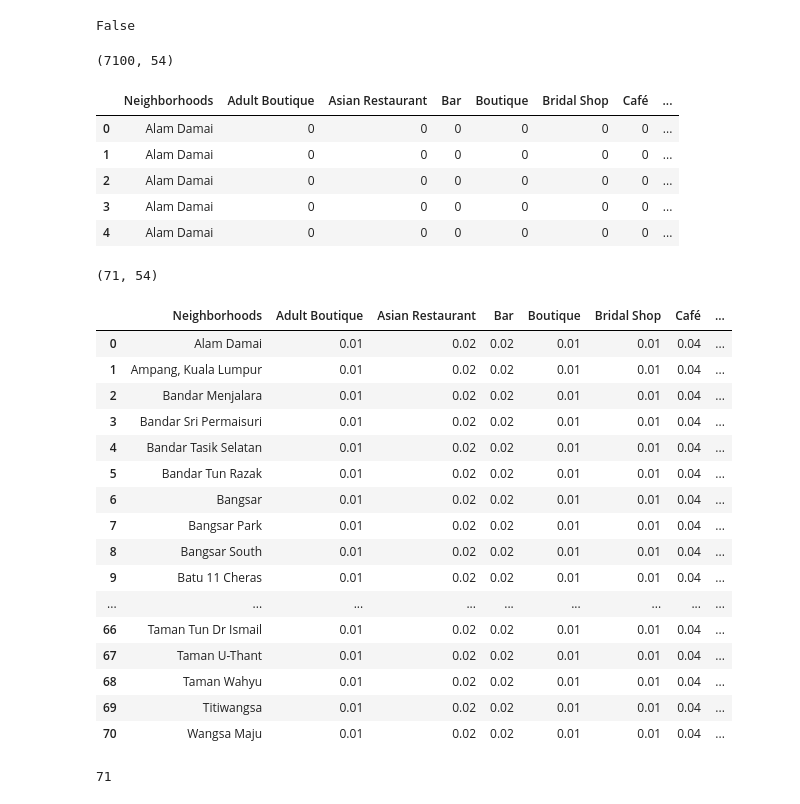
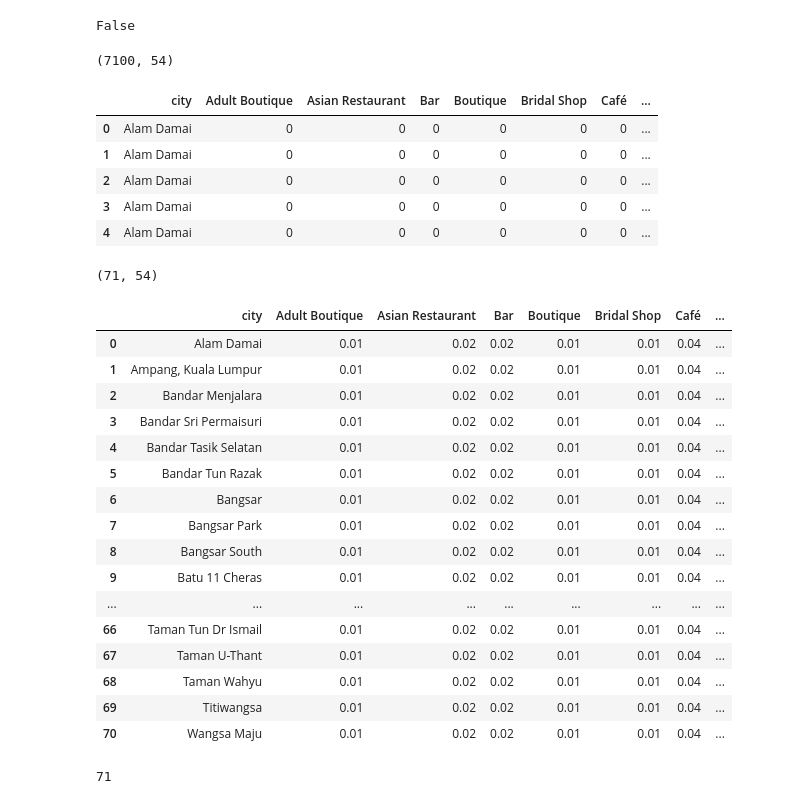
Before and after one commit to shnk123/assignment-1, a Jupyter notebook: week5.ipynb, the cells around one changed output. Drawn from its saved outputs; the diff is of its cells as text; code cells hidden in the pictures.

```diff
--- a/week5.ipynb
+++ b/week5.ipynb
@@ -151,9 +147,8 @@ The geograpical coordinate of Kuala Lumpur, Malaysia 3.1516964, 101.6942371.
 # %%
 map_kl = folium.Map(location=[latitude, longitude], zoom_start=11)
 
-# add markers to map
-for lat, lng, neighborhood in zip(kl_df['Latitude'], kl_df['Longitude'], kl_df['Neighborhood']):
-    label = '{}'.format(neighborhood)
+for lat, lng, city in zip(kl_df['Latitude'], kl_df['Longitude'], kl_df['city']):
+    label = '{}'.format(city)
     label = folium.Popup(label, parse_html=True)
     folium.CircleMarker(
         [lat, lng],
@@ -188,9 +183,9 @@ LIMIT = 100
 
 venues = []
 
-for lat, long, neighborhood in zip(kl_df['Latitude'], kl_df['Longitude'], kl_df['Neighborhood']):
+for lat, long, neighborhood in zip(kl_df['Latitude'], kl_df['Longitude'], kl_df['city']):
 
-    # create the API request URL
+
     url = "https://api.foursquare.com/v2/venues/explore?client_id=QQAC1RQWPUUWNMF0VK0X5OQCCC3KA54FMGNBY4BMJHPJIQBQ&client_secret=NCEMUK2DIDBZXNCMS3HFBASTGCUNLRFH3EKHCGYPKOKQEK4X&v=20180605&ll=3.15,101.69&radius=2000&limit=100".format(
         CLIENT_ID,
         CLIENT_SECRET,
@@ -200,9 +195,9 @@ for lat, long, neighborhood in zip(kl_df['Latitude'], kl_df['Longitude'], kl_df[
         radius,
         LIMIT)
 
-    # make the GET request
+
     result = requests.get(url).json()["response"]['groups'][0]['items']
-    result
+
 
     for venue in result:
         venues.append((
@@ -215,8 +210,8 @@ for lat, long, neighborhood in zip(kl_df['Latitude'], kl_df['Longitude'], kl_df[
             venue['venue']['categories'][0]['name']))
 # %%
 venues_df = pd.DataFrame(venues)
-# define the  names
-venues_df.columns = ['Neighborhood', 'Latitude', 'Longitude', 'VenueName', 'VenueLatitude', 'VenueLongitude', 'VenueCategory']
+
+venues_df.columns = ['city', 'Latitude', 'Longitude', 'VenueName', 'VenueLatitude', 'VenueLongitude', 'VenueCategory']
 
 
 venues_df.shape
@@ -279,10 +274,10 @@ False
 # %%
 kl_onehot = pd.get_dummies(venues_df[['VenueCategory']], prefix="", prefix_sep="")
 
-# add neighborhood column back to dataframe
-kl_onehot['Neighborhoods'] = venues_df['Neighborhood']
 
-# move neighborhood column to the first column
+kl_onehot['city'] = venues_df['city']
+
+
 fixed_columns = [kl_onehot.columns[-1]] + list(kl_onehot.columns[:-1])
 kl_onehot = kl_onehot[fixed_columns]
 
@@ -290,20 +285,20 @@ print(kl_onehot.shape)
 kl_onehot.head()
 # %% [output]
 (7100, 54)
-|  | Neighborhoods | Adult Boutique | Asian Restaurant | Bar | Boutique | Bridal Shop | Café | ... |
+|  | city | Adult Boutique | Asian Restaurant | Bar | Boutique | Bridal Shop | Café | ... |
 | 0 | Alam Damai | 0 | 0 | 0 | 0 | 0 | 0 | ... |
 | 1 | Alam Damai | 0 | 0 | 0 | 0 | 0 | 0 | ... |
 | 2 | Alam Damai | 0 | 0 | 0 | 0 | 0 | 0 | ... |
 | 3 | Alam Damai | 0 | 0 | 0 | 0 | 0 | 0 | ... |
 | 4 | Alam Damai | 0 | 0 | 0 | 0 | 0 | 0 | ... |
 # %%
-kl_grouped = kl_onehot.groupby(["Neighborhoods"]).mean().reset_index()
+kl_grouped = kl_onehot.groupby(["city"]).mean().reset_index()
 
 print(kl_grouped.shape)
 kl_grouped
 # %% [output]
 (71, 54)
-|  | Neighborhoods | Adult Boutique | Asian Restaurant | Bar | Boutique | Bridal Shop | Café | ... |
+|  | city | Adult Boutique | Asian Restaurant | Bar | Boutique | Bridal Shop | Café | ... |
 | 0 | Alam Damai | 0.01 | 0.02 | 0.02 | 0.01 | 0.01 | 0.04 | ... |
 | 1 | Ampang, Kuala Lumpur | 0.01 | 0.02 | 0.02 | 0.01 | 0.01 | 0.04 | ... |
 | 2 | Bandar Menjalara | 0.01 | 0.02 | 0.02 | 0.01 | 0.01 | 0.04 | ... |
```
Also changed, not shown: parts of 22 cells of this notebook.
